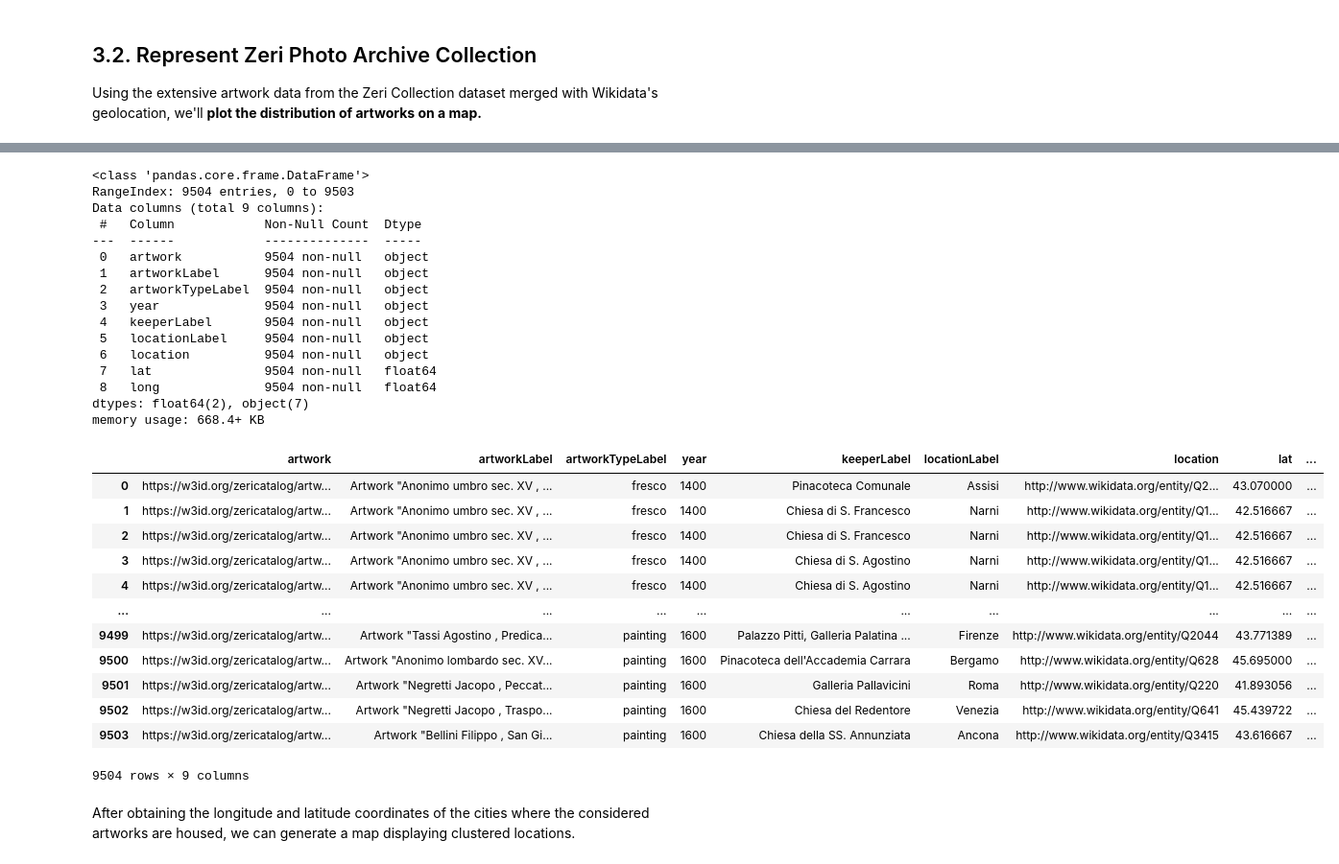
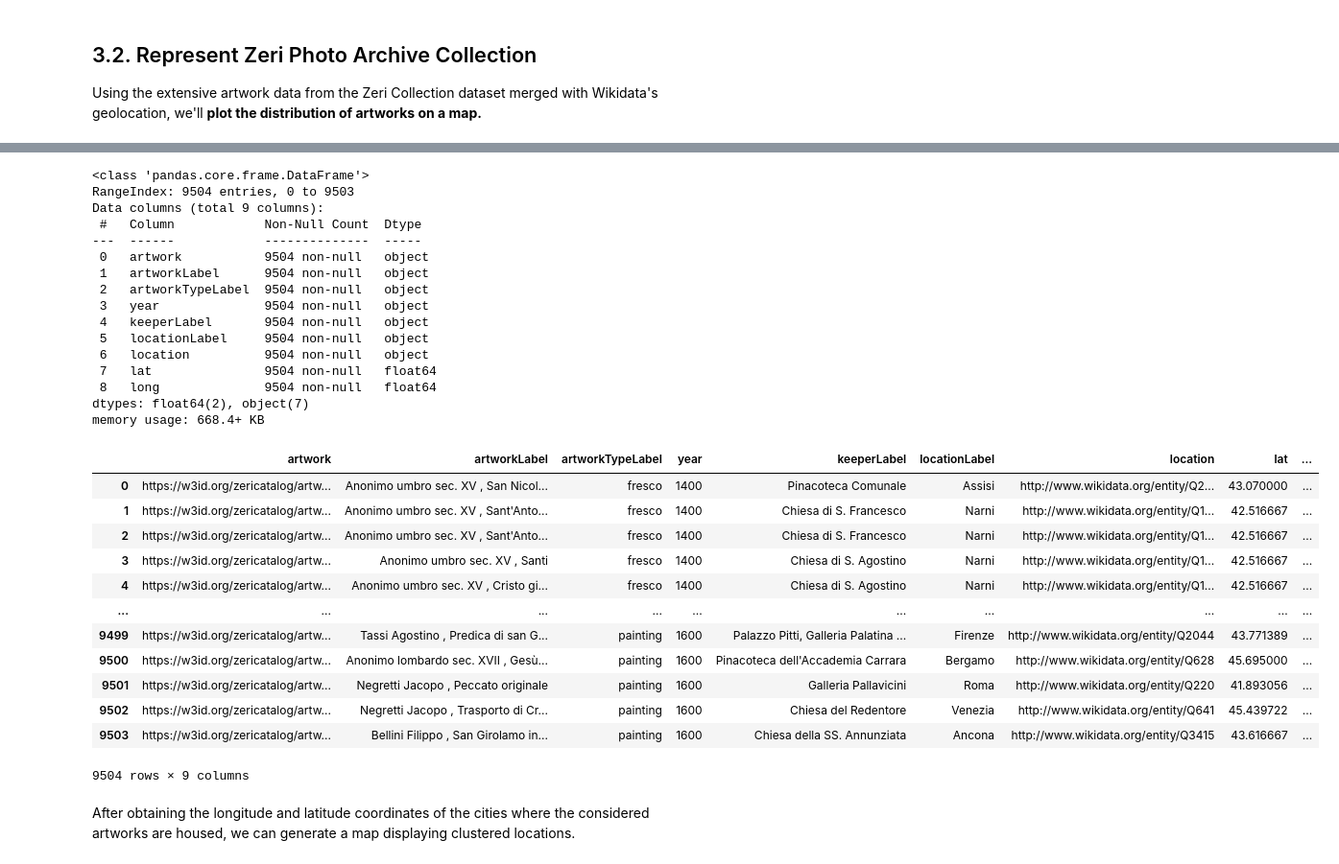
Before and after one commit to sterenz/IconoGraph, a Jupyter notebook: IconoGraph_EDA.ipynb, the cells around one changed output, grey strips where cells are left out. Shown at 96% size. Saved outputs shown, nothing was run; the diff lists cells and outputs as text; code cells hidden in the pictures.

```diff
--- a/IconoGraph_EDA.ipynb
+++ b/IconoGraph_EDA.ipynb
@@ -1808,6 +1808,9 @@ try:
         # Modify the regex pattern to drop two capital letters at the end of 'locationLabel' with the last space
         df['locationLabel'] = df['locationLabel'].str.replace(r'\s+[A-Z]{2}$', '', regex=True)
 
+        # Extracting text within quotes from 'artworkTitleLabel' column
+        df['artworkLabel'] = df['artworkLabel'].str.extract(r'"([^"]*)"')
+
     else:
 
         print("No results returned from the SPARQL query")
@@ -1909,49 +1906,49 @@ wikidata_location_df
 # %%
 # Merge the two DataFrames based on the 'cityLabel' column
-merged_df = pd.merge(filtered_df, wikidata_location_df, on='locationLabel', how='left')
+artwork_location_merged_df = pd.merge(filtered_df, wikidata_location_df, on='locationLabel', how='left')
 
 # 'how='left'' ensures that all rows from filtered_df are retained
 # 'on='locationLabel'' specifies the column to merge on
 
 # Drop rows with NaN in the 'location' column since they are not in Italy
-merged_df.dropna(subset=['location'], inplace=True)
+artwork_location_merged_df.dropna(subset=['location'], inplace=True)
 
 # Reset the index
-merged_df.reset_index(drop=True, inplace=True)
+artwork_location_merged_df.reset_index(drop=True, inplace=True)
 
-merged_df.info()
+artwork_location_merged_df.info()
 
 # Display the merged DataFrame
-merged_df
+artwork_location_merged_df
 # %% [output]
 <class 'pandas.core.frame.DataFrame'>
 RangeIndex: 9504 entries, 0 to 9503
 Data columns (total 9 columns):
  #   Column            Non-Null Count  Dtype
 ---  ------            --------------  -----
  0   artwork           9504 non-null   object
  1   artworkLabel      9504 non-null   object
  2   artworkTypeLabel  9504 non-null   object
  3   year              9504 non-null   object
  4   keeperLabel       9504 non-null   object
  5   locationLabel     9504 non-null   object
  6   location          9504 non-null   object
  7   lat               9504 non-null   float64
  8   long              9504 non-null   float64
 dtypes: float64(2), object(7)
 memory usage: 668.4+ KB
 |  | artwork | artworkLabel | artworkTypeLabel | year | keeperLabel | locationLabel | location | lat | ... |
-| 0 | https://w3id.org/zericatalog/artw... | Artwork "Anonimo umbro sec. XV , ... | fresco | 1400 | Pinacoteca Comunale | Assisi | http://www.wikidata.org/entity/Q2... | 43.070000 | ... |
-| 1 | https://w3id.org/zericatalog/artw... | Artwork "Anonimo umbro sec. XV , ... | fresco | 1400 | Chiesa di S. Francesco | Narni | http://www.wikidata.org/entity/Q1... | 42.516667 | ... |
-| 2 | https://w3id.org/zericatalog/artw... | Artwork "Anonimo umbro sec. XV , ... | fresco | 1400 | Chiesa di S. Francesco | Narni | http://www.wikidata.org/entity/Q1... | 42.516667 | ... |
-| 3 | https://w3id.org/zericatalog/artw... | Artwork "Anonimo umbro sec. XV , ... | fresco | 1400 | Chiesa di S. Agostino | Narni | http://www.wikidata.org/entity/Q1... | 42.516667 | ... |
-| 4 | https://w3id.org/zericatalog/artw... | Artwork "Anonimo umbro sec. XV , ... | fresco | 1400 | Chiesa di S. Agostino | Narni | http://www.wikidata.org/entity/Q1... | 42.516667 | ... |
+| 0 | https://w3id.org/zericatalog/artw... | Anonimo umbro sec. XV , San Nicol... | fresco | 1400 | Pinacoteca Comunale | Assisi | http://www.wikidata.org/entity/Q2... | 43.070000 | ... |
+| 1 | https://w3id.org/zericatalog/artw... | Anonimo umbro sec. XV , Sant'Anto... | fresco | 1400 | Chiesa di S. Francesco | Narni | http://www.wikidata.org/entity/Q1... | 42.516667 | ... |
+| 2 | https://w3id.org/zericatalog/artw... | Anonimo umbro sec. XV , Sant'Anto... | fresco | 1400 | Chiesa di S. Francesco | Narni | http://www.wikidata.org/entity/Q1... | 42.516667 | ... |
+| 3 | https://w3id.org/zericatalog/artw... | Anonimo umbro sec. XV , Santi | fresco | 1400 | Chiesa di S. Agostino | Narni | http://www.wikidata.org/entity/Q1... | 42.516667 | ... |
+| 4 | https://w3id.org/zericatalog/artw... | Anonimo umbro sec. XV , Cristo gi... | fresco | 1400 | Chiesa di S. Agostino | Narni | http://www.wikidata.org/entity/Q1... | 42.516667 | ... |
 | ... | ... | ... | ... | ... | ... | ... | ... | ... | ... |
-| 9499 | https://w3id.org/zericatalog/artw... | Artwork "Tassi Agostino , Predica... | painting | 1600 | Palazzo Pitti, Galleria Palatina ... | Firenze | http://www.wikidata.org/entity/Q2044 | 43.771389 | ... |
-| 9500 | https://w3id.org/zericatalog/artw... | Artwork "Anonimo lombardo sec. XV... | painting | 1600 | Pinacoteca dell'Accademia Carrara | Bergamo | http://www.wikidata.org/entity/Q628 | 45.695000 | ... |
-| 9501 | https://w3id.org/zericatalog/artw... | Artwork "Negretti Jacopo , Peccat... | painting | 1600 | Galleria Pallavicini | Roma | http://www.wikidata.org/entity/Q220 | 41.893056 | ... |
-| 9502 | https://w3id.org/zericatalog/artw... | Artwork "Negretti Jacopo , Traspo... | painting | 1600 | Chiesa del Redentore | Venezia | http://www.wikidata.org/entity/Q641 | 45.439722 | ... |
-| 9503 | https://w3id.org/zericatalog/artw... | Artwork "Bellini Filippo , San Gi... | painting | 1600 | Chiesa della SS. Annunziata | Ancona | http://www.wikidata.org/entity/Q3415 | 43.616667 | ... |
+| 9499 | https://w3id.org/zericatalog/artw... | Tassi Agostino , Predica di san G... | painting | 1600 | Palazzo Pitti, Galleria Palatina ... | Firenze | http://www.wikidata.org/entity/Q2044 | 43.771389 | ... |
+| 9500 | https://w3id.org/zericatalog/artw... | Anonimo lombardo sec. XVII , Gesù... | painting | 1600 | Pinacoteca dell'Accademia Carrara | Bergamo | http://www.wikidata.org/entity/Q628 | 45.695000 | ... |
+| 9501 | https://w3id.org/zericatalog/artw... | Negretti Jacopo , Peccato originale | painting | 1600 | Galleria Pallavicini | Roma | http://www.wikidata.org/entity/Q220 | 41.893056 | ... |
+| 9502 | https://w3id.org/zericatalog/artw... | Negretti Jacopo , Trasporto di Cr... | painting | 1600 | Chiesa del Redentore | Venezia | http://www.wikidata.org/entity/Q641 | 45.439722 | ... |
+| 9503 | https://w3id.org/zericatalog/artw... | Bellini Filippo , San Girolamo in... | painting | 1600 | Chiesa della SS. Annunziata | Ancona | http://www.wikidata.org/entity/Q3415 | 43.616667 | ... |
 9504 rows × 9 columns
 # %% [markdown]
 After obtaining the longitude and latitude coordinates of the cities where the considered artworks are housed, we can generate a map displaying clustered locations.
```
Also changed, not shown: parts of 11 cells of this notebook, 9 other files.
